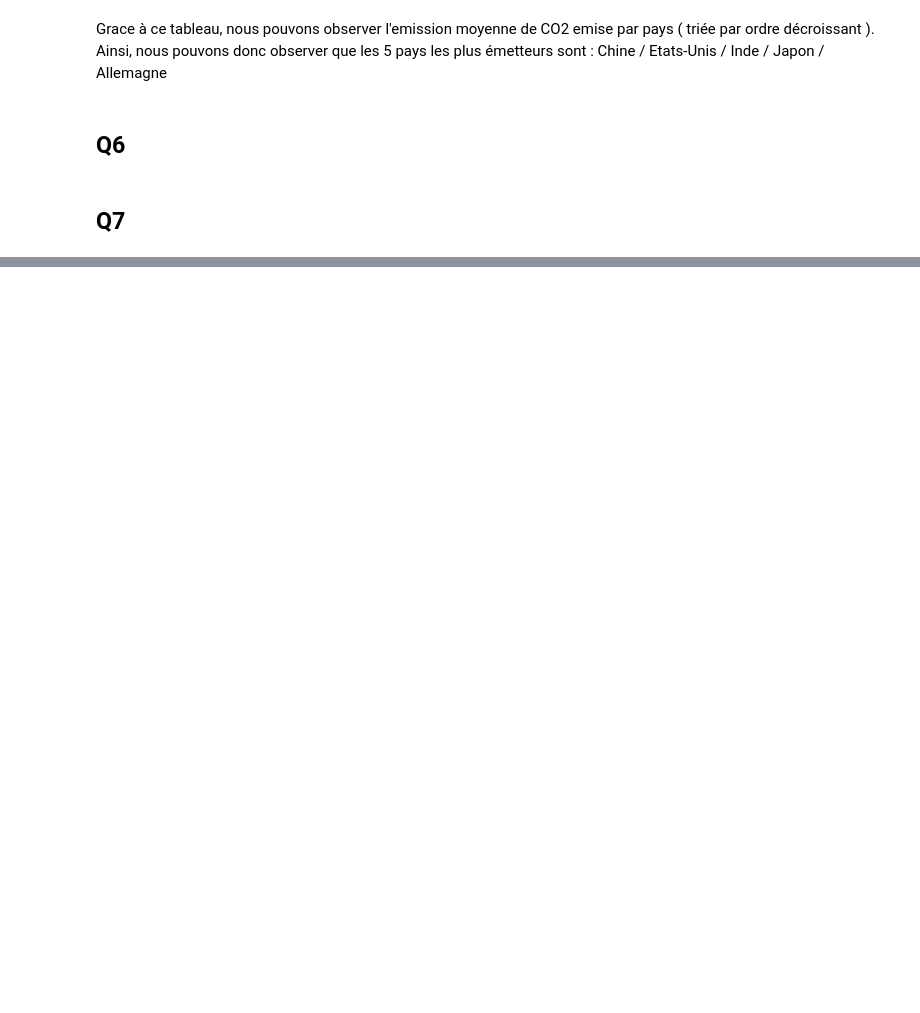
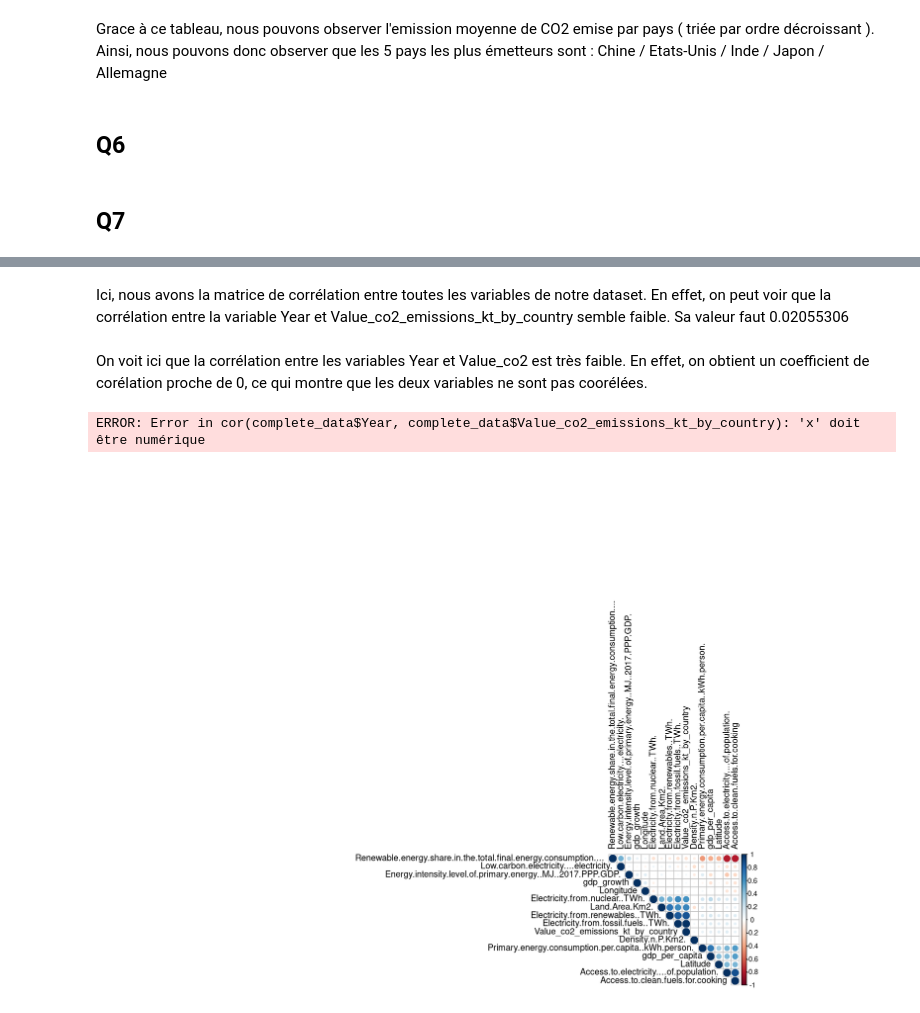
Before and after one commit to Mathilde-Mrs/Projet_machine_learning, a Jupyter notebook: notebook_R.ipynb, the cells around one changed output, grey strips where cells are left out. Drawn from its saved outputs; the diff is of its cells as text; code cells hidden in the pictures; blank space fills up the shorter version.

```diff
--- a/notebook_R.ipynb
+++ b/notebook_R.ipynb
@@ -268,0 +235,4 @@ fviz_pca_ind(resultat_pca, label= "none")
+# %%
+numeric_data =complete_data[sapply(complete_data, is.numeric)]
+mcor <- cor(numeric_data)
+mcor
@@ -268,0 +258,15 @@ fviz_pca_ind(resultat_pca, label= "none")
+# %% [markdown]
+Ici, nous avons la matrice de corrélation entre toutes les variables de notre dataset. En effet, on peut voir que la corrélation entre la variable Year et Value_co2_emissions_kt_by_country semble faible. Sa valeur faut 0.02055306
+# %% [markdown]
+On voit ici que la corrélation entre les variables Year et Value_co2 est très faible. En effet, on obtient un coefficient de corélation proche de 0, ce qui montre que les deux variables ne sont pas coorélées.
+# %%
+
+correlation_value=cor(complete_data$Year, complete_data$Value_co2_emissions_kt_by_country)
+print(correlation_value) # méthode pour avoir le coefficient directement
+# %% [output]
+ERROR: Error in cor(complete_data$Year, complete_data$Value_co2_emissions_kt_by_country): 'x' doit être numérique
+# %%
+
+corrplot(mcor, type="upper", order="hclust", tl.col="black")
+# %% [output]
+[figure, added]
```
Also changed, not shown: parts of 16 cells of this notebook.
